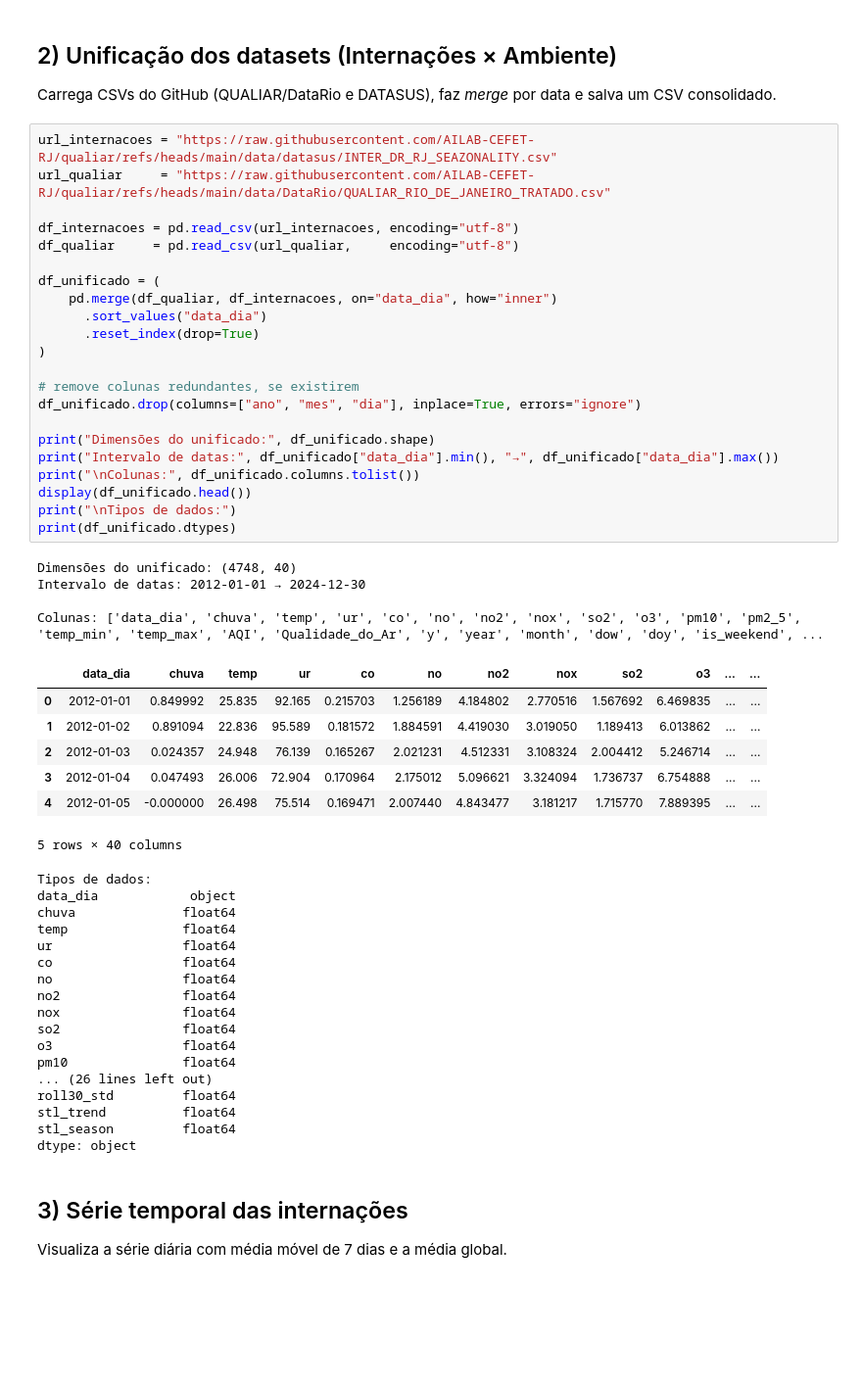
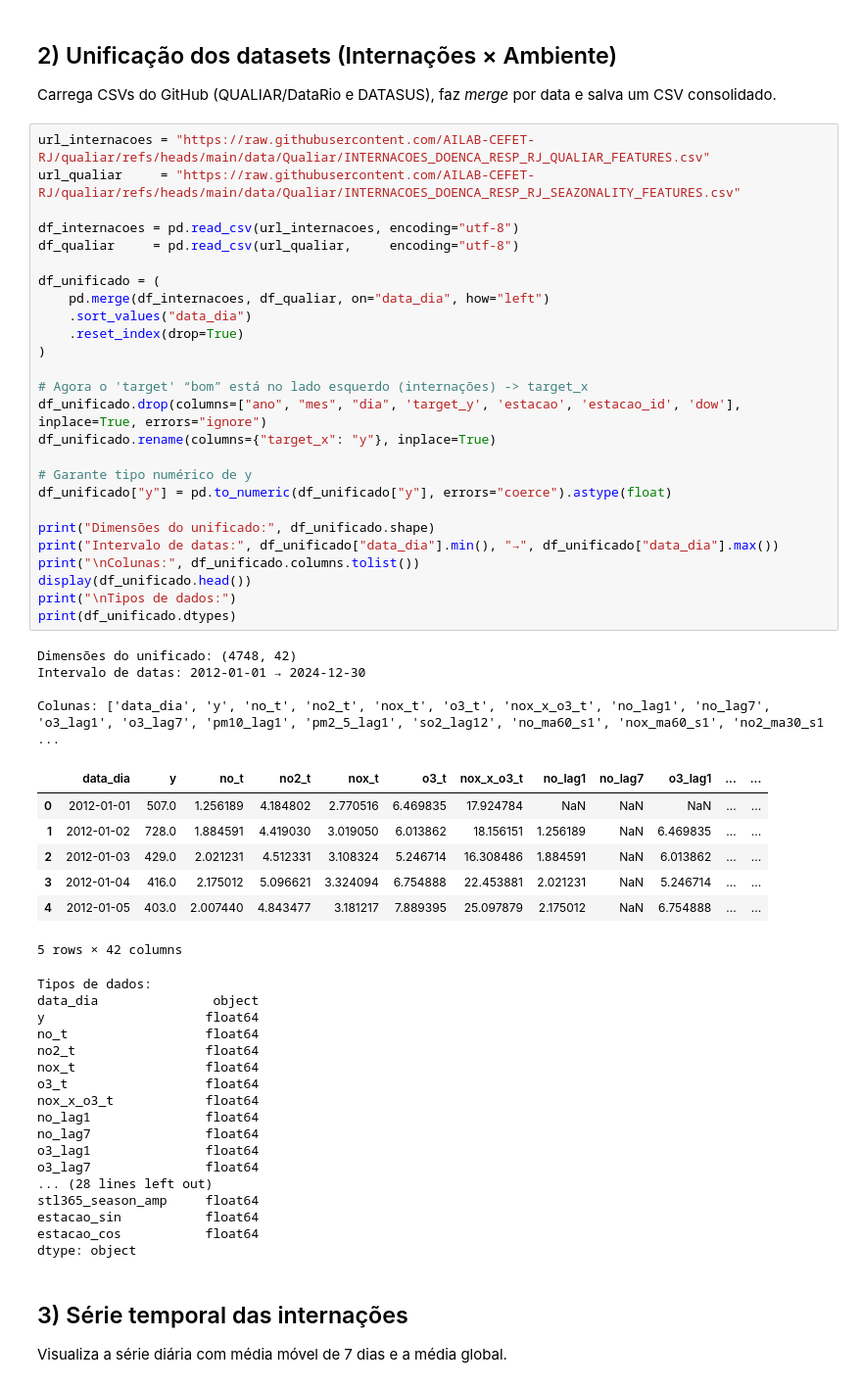
Before and after one commit to AILAB-CEFET-RJ/qualiar, a Jupyter notebook: notebooks/Internacoes.ipynb, the cells around one changed output. Shown at 98% size. Saved outputs shown, nothing was run; the diff lists cells and outputs as text; blank space fills up the shorter version.

```diff
--- a/notebooks/Internacoes.ipynb
+++ b/notebooks/Internacoes.ipynb
@@ -39,55 +39,59 @@ from tensorflow.keras import layers
 ## 2) Unificação dos datasets (Internações × Ambiente)
 Carrega CSVs do GitHub (QUALIAR/DataRio e DATASUS), faz *merge* por data e salva um CSV consolidado.
 # %%
-url_internacoes = "https://raw.githubusercontent.com/AILAB-CEFET-RJ/qualiar/refs/heads/main/data/datasus/INTER_DR_RJ_SEAZONALITY.csv"
-url_qualiar     = "https://raw.githubusercontent.com/AILAB-CEFET-RJ/qualiar/refs/heads/main/data/DataRio/QUALIAR_RIO_DE_JANEIRO_TRATADO.csv"
+url_internacoes = "https://raw.githubusercontent.com/AILAB-CEFET-RJ/qualiar/refs/heads/main/data/Qualiar/INTERNACOES_DOENCA_RESP_RJ_QUALIAR_FEATURES.csv"
+url_qualiar     = "https://raw.githubusercontent.com/AILAB-CEFET-RJ/qualiar/refs/heads/main/data/Qualiar/INTERNACOES_DOENCA_RESP_RJ_SEAZONALITY_FEATURES.csv"
 
 df_internacoes = pd.read_csv(url_internacoes, encoding="utf-8")
 df_qualiar     = pd.read_csv(url_qualiar,     encoding="utf-8")
 
 df_unificado = (
-    pd.merge(df_qualiar, df_internacoes, on="data_dia", how="inner")
-      .sort_values("data_dia")
-      .reset_index(drop=True)
+    pd.merge(df_internacoes, df_qualiar, on="data_dia", how="left")
+    .sort_values("data_dia")
+    .reset_index(drop=True)
 )
 
-# remove colunas redundantes, se existirem
-df_unificado.drop(columns=["ano", "mes", "dia"], inplace=True, errors="ignore")
+# Agora o 'target' “bom” está no lado esquerdo (internações) -> target_x
+df_unificado.drop(columns=["ano", "mes", "dia", 'target_y', 'estacao', 'estacao_id', 'dow'], inplace=True, errors="ignore")
+df_unificado.rename(columns={"target_x": "y"}, inplace=True)
+
+# Garante tipo numérico de y
+df_unificado["y"] = pd.to_numeric(df_unificado["y"], errors="coerce").astype(float)
 
 print("Dimensões do unificado:", df_unificado.shape)
 print("Intervalo de datas:", df_unificado["data_dia"].min(), "→", df_unificado["data_dia"].max())
 print("\nColunas:", df_unificado.columns.tolist())
 display(df_unificado.head())
 print("\nTipos de dados:")
 print(df_unificado.dtypes)
 # %% [output]
-Dimensões do unificado: (4748, 40)
+Dimensões do unificado: (4748, 42)
 Intervalo de datas: 2012-01-01 → 2024-12-30
 
-Colunas: ['data_dia', 'chuva', 'temp', 'ur', 'co', 'no', 'no2', 'nox', 'so2', 'o3', 'pm10', 'pm2_5', 'temp_min', 'temp_max', 'AQI', 'Qualidade_do_Ar', 'y', 'year', 'month', 'dow', 'doy', 'is_weekend', ...
+Colunas: ['data_dia', 'y', 'no_t', 'no2_t', 'nox_t', 'o3_t', 'nox_x_o3_t', 'no_lag1', 'no_lag7', 'o3_lag1', 'o3_lag7', 'pm10_lag1', 'pm2_5_lag1', 'so2_lag12', 'no_ma60_s1', 'nox_ma60_s1', 'no2_ma30_s1 ...
-|  | data_dia | chuva | temp | ur | co | no | no2 | nox | so2 | o3 | ... | ... |
-| 0 | 2012-01-01 | 0.849992 | 25.835 | 92.165 | 0.215703 | 1.256189 | 4.184802 | 2.770516 | 1.567692 | 6.469835 | ... | ... |
-| 1 | 2012-01-02 | 0.891094 | 22.836 | 95.589 | 0.181572 | 1.884591 | 4.419030 | 3.019050 | 1.189413 | 6.013862 | ... | ... |
-| 2 | 2012-01-03 | 0.024357 | 24.948 | 76.139 | 0.165267 | 2.021231 | 4.512331 | 3.108324 | 2.004412 | 5.246714 | ... | ... |
-| 3 | 2012-01-04 | 0.047493 | 26.006 | 72.904 | 0.170964 | 2.175012 | 5.096621 | 3.324094 | 1.736737 | 6.754888 | ... | ... |
-| 4 | 2012-01-05 | -0.000000 | 26.498 | 75.514 | 0.169471 | 2.007440 | 4.843477 | 3.181217 | 1.715770 | 7.889395 | ... | ... |
+|  | data_dia | y | no_t | no2_t | nox_t | o3_t | nox_x_o3_t | no_lag1 | no_lag7 | o3_lag1 | ... | ... |
+| 0 | 2012-01-01 | 507.0 | 1.256189 | 4.184802 | 2.770516 | 6.469835 | 17.924784 | NaN | NaN | NaN | ... | ... |
+| 1 | 2012-01-02 | 728.0 | 1.884591 | 4.419030 | 3.019050 | 6.013862 | 18.156151 | 1.256189 | NaN | 6.469835 | ... | ... |
+| 2 | 2012-01-03 | 429.0 | 2.021231 | 4.512331 | 3.108324 | 5.246714 | 16.308486 | 1.884591 | NaN | 6.013862 | ... | ... |
+| 3 | 2012-01-04 | 416.0 | 2.175012 | 5.096621 | 3.324094 | 6.754888 | 22.453881 | 2.021231 | NaN | 5.246714 | ... | ... |
+| 4 | 2012-01-05 | 403.0 | 2.007440 | 4.843477 | 3.181217 | 7.889395 | 25.097879 | 2.175012 | NaN | 6.754888 | ... | ... |
-5 rows × 40 columns
+5 rows × 42 columns
 Tipos de dados:
-data_dia            object
-chuva              float64
-temp               float64
-ur                 float64
-co                 float64
-no                 float64
-no2                float64
-nox                float64
-so2                float64
-o3                 float64
-pm10               float64
-... (26 lines left out)
-roll30_std         float64
-stl_trend          float64
-stl_season         float64
+data_dia               object
+y                     float64
+no_t                  float64
+no2_t                 float64
+nox_t                 float64
+o3_t                  float64
+nox_x_o3_t            float64
+no_lag1               float64
+no_lag7               float64
+o3_lag1               float64
+o3_lag7               float64
+... (28 lines left out)
+stl365_season_amp     float64
+estacao_sin           float64
+estacao_cos           float64
 dtype: object
 # %% [markdown]
 ## 3) Série temporal das internações
```
Also changed, not shown: parts of 7 cells of this notebook.
